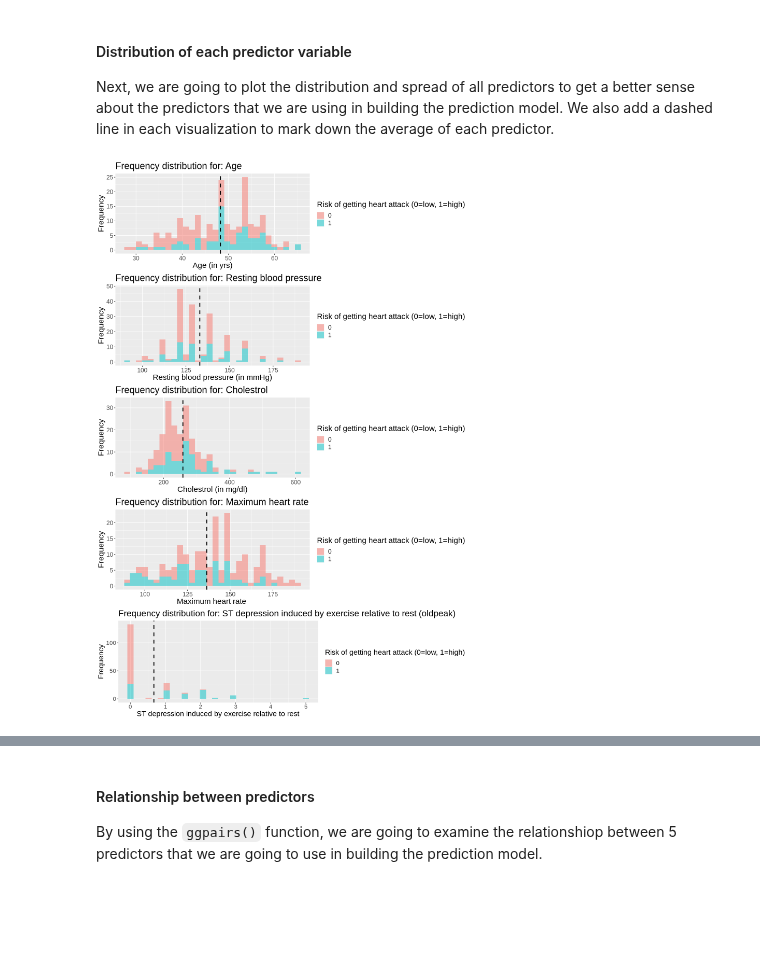
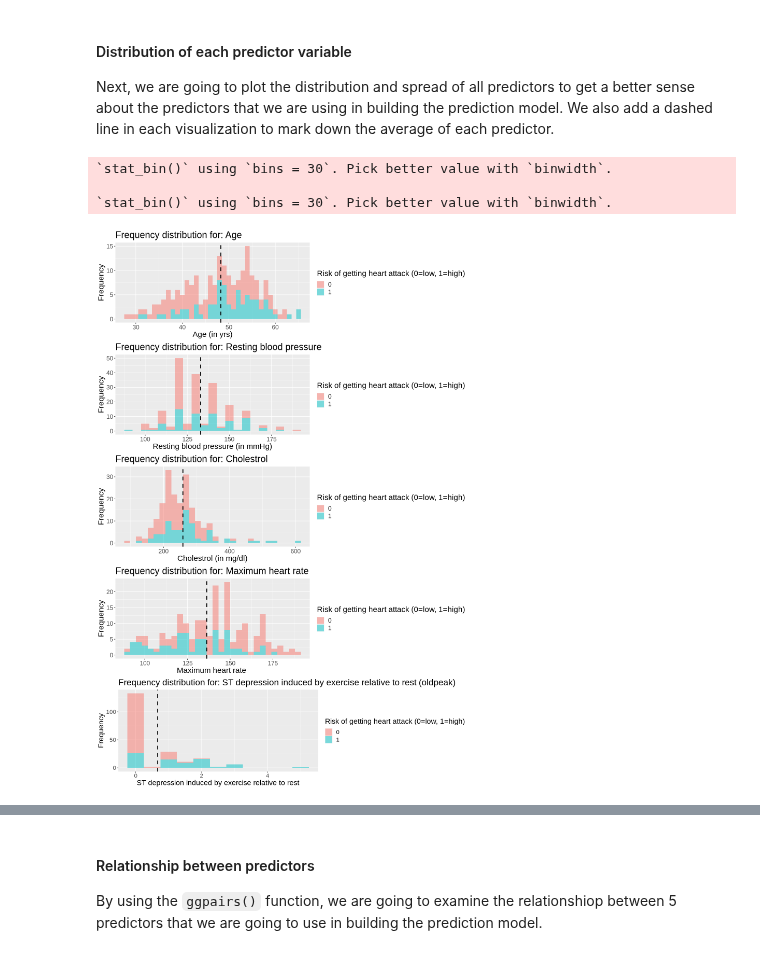
Before and after one commit to RichardAdhika22/heart_attack_prediction_knn, a Jupyter notebook: Group_project_report.ipynb, the cells around one changed output, grey strips where cells are left out. Cells and saved outputs as stored; diff of their text form; code cells hidden in the pictures; blank space fills up the shorter version.

```diff
--- a/Group_project_report.ipynb
+++ b/Group_project_report.ipynb
@@ -228,7 +228,7 @@ options(repr.plot.width=12, repr.plot.height=18)
 
 age_hist = heart_attack_training |>
     ggplot(aes(x=age, fill=num))+
-    geom_histogram(alpha=0.5,bins = 30)+
+    geom_histogram(alpha=0.5,binwidth = 1)+
     geom_vline(xintercept = age_mean, linetype = "dashed", size = 1)+
     labs(x = "Age (in yrs)", y = "Frequency", fill = "Risk of getting heart attack (0=low, 1=high)")+
     ggtitle("Frequency distribution for: Age")+
@@ -236,36 +236,39 @@ age_hist = heart_attack_training |>
 
 trestbps_hist = heart_attack_training |>
     ggplot(aes(x=trestbps, fill=num))+
-    geom_histogram(alpha=0.5,bins = 30)+
+    geom_histogram(alpha=0.5, binwidth = 5)+
     geom_vline(xintercept = trestbps_mean, linetype = "dashed", size = 1)+
     labs(x = "Resting blood pressure (in mmHg)", y = "Frequency", fill = "Risk of getting heart attack (0=low, 1=high)")+
     ggtitle("Frequency distribution for: Resting blood pressure")+
     theme(text = element_text(size=18))
 
 chol_hist = heart_attack_training |>
     ggplot(aes(x=chol, fill=num))+
-    geom_histogram(alpha=0.5,bins = 30)+
+    geom_histogram(alpha=0.5)+
     geom_vline(xintercept = chol_mean, linetype = "dashed", size = 1)+
     labs(x = "Cholestrol (in mg/dl)", y = "Frequency", fill = "Risk of getting heart attack (0=low, 1=high)")+
     ggtitle("Frequency distribution for: Cholestrol")+
     theme(text = element_text(size=18))
 
 thalach_hist = heart_attack_training |>
     ggplot(aes(x=thalach, fill=num))+
-    geom_histogram(alpha=0.5,bins = 30)+
+    geom_histogram(alpha=0.5)+
     geom_vline(xintercept = thalach_mean, linetype = "dashed", size = 1)+
     labs(x = "Maximum heart rate ", y = "Frequency", fill = "Risk of getting heart attack (0=low, 1=high)")+
     ggtitle("Frequency distribution for: Maximum heart rate")+
     theme(text = element_text(size=18))
 
 oldpeak_hist = heart_attack_training |>
     ggplot(aes(x=oldpeak, fill=num))+
-    geom_histogram(alpha=0.5,bins = 30)+
+    geom_histogram(alpha=0.5, binwidth = 0.5)+
     geom_vline(xintercept = oldpeak_mean, linetype = "dashed", size = 1)+
     labs(x = "ST depression induced by exercise relative to rest", y = "Frequency", fill = "Risk of getting heart attack (0=low, 1=high)")+
     ggtitle("Frequency distribution for: ST depression induced by exercise relative to rest (oldpeak)")+
     theme(text = element_text(size=17))
 
 plot_grid(age_hist, trestbps_hist, chol_hist, thalach_hist, oldpeak_hist, ncol=1)
 # %% [output]
+`stat_bin()` using `bins = 30`. Pick better value with `binwidth`.
+
+`stat_bin()` using `bins = 30`. Pick better value with `binwidth`.
-[figure, old version]
+[figure, new version]
```
Also changed, not shown: parts of 2 cells of this notebook.
